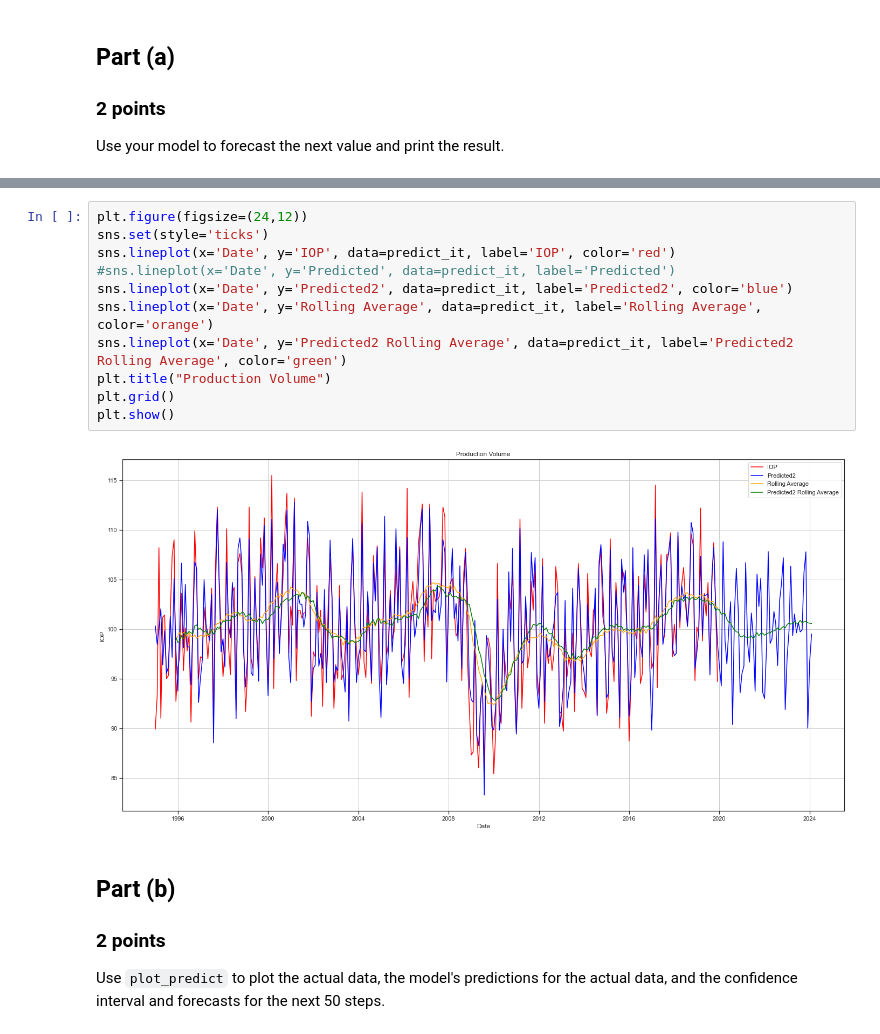
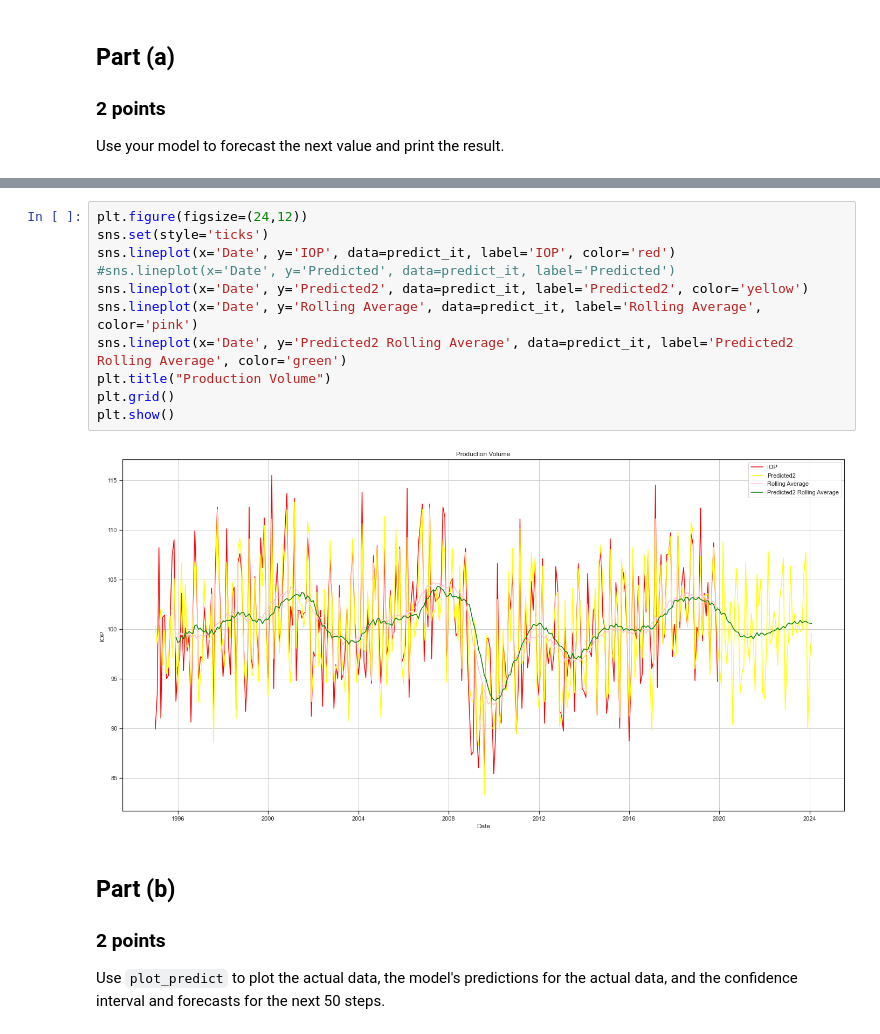
Before and after one commit to DuncanFerguson/GITHUB_REPOSITORY, a Jupyter notebook: DU_MSDS/Data Science Tools 1/Assignment_5/Duncan_Ferguson_Assignment_5.ipynb, the cells around one changed output, grey strips where cells are left out. Cells and saved outputs as stored; diff of their text form.

```diff
--- a/DU_MSDS/Data Science Tools 1/Assignment_5/Duncan_Ferguson_Assignment_5.ipynb
+++ b/DU_MSDS/Data Science Tools 1/Assignment_5/Duncan_Ferguson_Assignment_5.ipynb
@@ -516,16 +513,16 @@ predict_it
 # %%
 plt.figure(figsize=(24,12))
 sns.set(style='ticks')
 sns.lineplot(x='Date', y='IOP', data=predict_it, label='IOP', color='red')
 #sns.lineplot(x='Date', y='Predicted', data=predict_it, label='Predicted')
-sns.lineplot(x='Date', y='Predicted2', data=predict_it, label='Predicted2', color='blue')
-sns.lineplot(x='Date', y='Rolling Average', data=predict_it, label='Rolling Average', color='orange')
+sns.lineplot(x='Date', y='Predicted2', data=predict_it, label='Predicted2', color='yellow')
+sns.lineplot(x='Date', y='Rolling Average', data=predict_it, label='Rolling Average', color='pink')
 sns.lineplot(x='Date', y='Predicted2 Rolling Average', data=predict_it, label='Predicted2 Rolling Average', color='green')
 plt.title("Production Volume")
 plt.grid()
 plt.show()
 # %% [output]
-[figure, old version]
+[figure, new version]
 # %% [markdown]
 ## Part (b)
 ### 2 points
```
Also changed, not shown: parts of 22 cells of this notebook.
